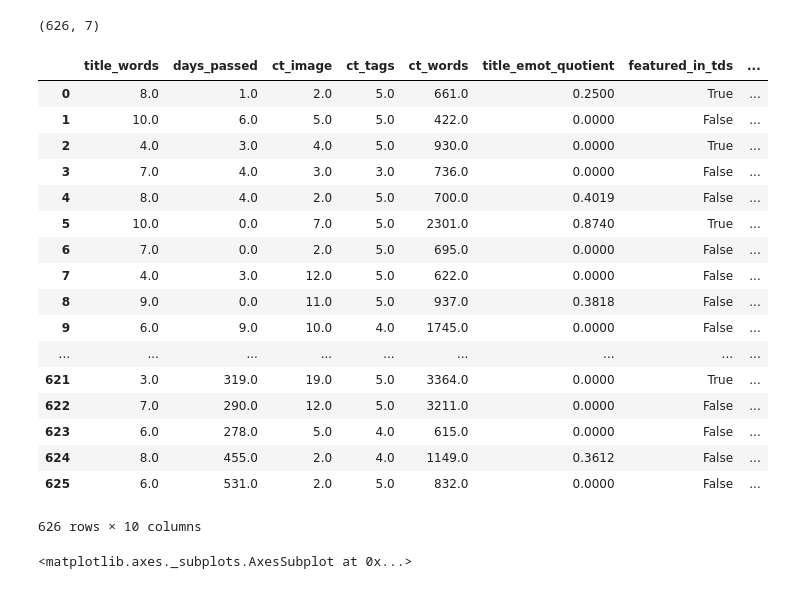
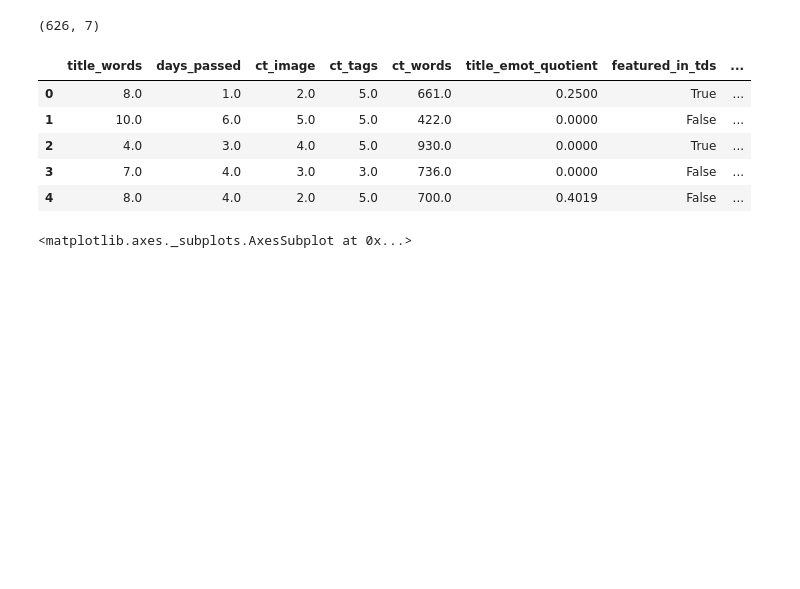
Before and after one commit to aswalin/Medium_Blogs_Analytics, a Jupyter notebook: scrape_links.ipynb, the cells around one changed output. Drawn from its saved outputs; the diff is of its cells as text; code cells hidden in the pictures; blank space fills up the shorter version.

```diff
--- a/scrape_links.ipynb
+++ b/scrape_links.ipynb
@@ -139,26 +118,14 @@ data["words/img"] = data['ct_words']/data['ct_image']
 # %%
 data.to_csv("data.csv",index=False)
 # %%
-data
+data.head()
 # %% [output]
 |  | title_words | days_passed | ct_image | ct_tags | ct_words | title_emot_quotient | featured_in_tds | ... |
 | 0 | 8.0 | 1.0 | 2.0 | 5.0 | 661.0 | 0.2500 | True | ... |
 | 1 | 10.0 | 6.0 | 5.0 | 5.0 | 422.0 | 0.0000 | False | ... |
 | 2 | 4.0 | 3.0 | 4.0 | 5.0 | 930.0 | 0.0000 | True | ... |
 | 3 | 7.0 | 4.0 | 3.0 | 3.0 | 736.0 | 0.0000 | False | ... |
 | 4 | 8.0 | 4.0 | 2.0 | 5.0 | 700.0 | 0.4019 | False | ... |
-| 5 | 10.0 | 0.0 | 7.0 | 5.0 | 2301.0 | 0.8740 | True | ... |
-| 6 | 7.0 | 0.0 | 2.0 | 5.0 | 695.0 | 0.0000 | False | ... |
-| 7 | 4.0 | 3.0 | 12.0 | 5.0 | 622.0 | 0.0000 | False | ... |
-| 8 | 9.0 | 0.0 | 11.0 | 5.0 | 937.0 | 0.3818 | False | ... |
-| 9 | 6.0 | 9.0 | 10.0 | 4.0 | 1745.0 | 0.0000 | False | ... |
-| ... | ... | ... | ... | ... | ... | ... | ... | ... |
-| 621 | 3.0 | 319.0 | 19.0 | 5.0 | 3364.0 | 0.0000 | True | ... |
-| 622 | 7.0 | 290.0 | 12.0 | 5.0 | 3211.0 | 0.0000 | False | ... |
-| 623 | 6.0 | 278.0 | 5.0 | 4.0 | 615.0 | 0.0000 | False | ... |
-| 624 | 8.0 | 455.0 | 2.0 | 4.0 | 1149.0 | 0.3612 | False | ... |
-| 625 | 6.0 | 531.0 | 2.0 | 5.0 | 832.0 | 0.0000 | False | ... |
-626 rows × 10 columns
 # %%
 import numpy as np
 import pandas as pd
```
Also changed, not shown: parts of 1 cell of this notebook.
